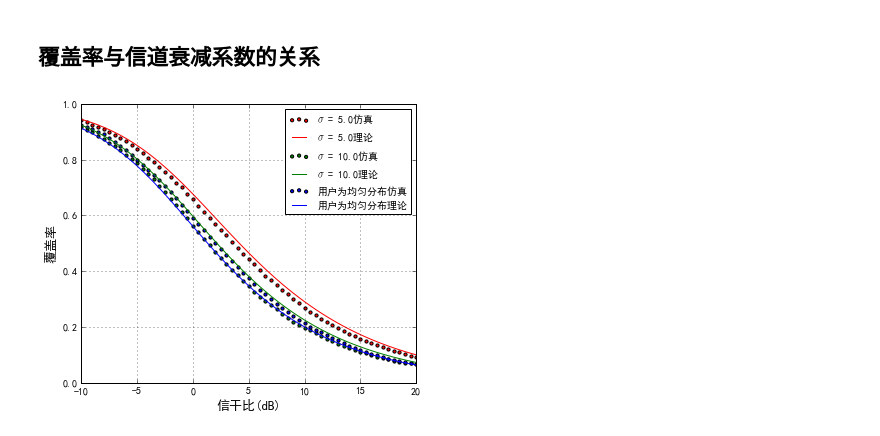
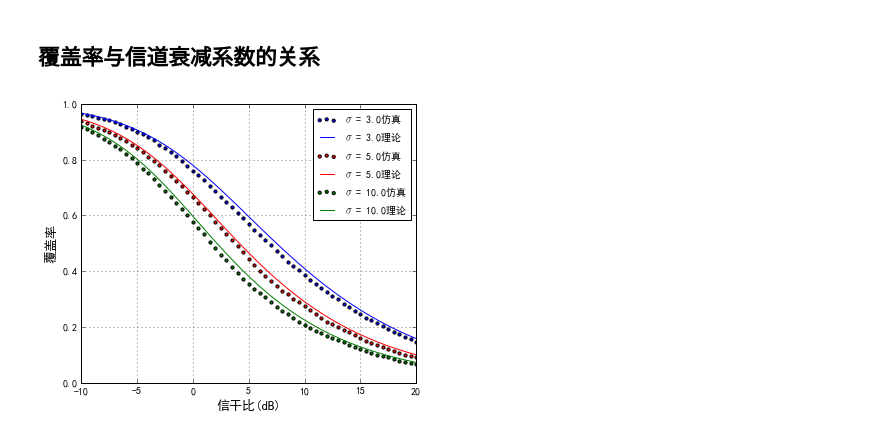
Before and after one commit to JimyMa/UniformBSGaussianUE, a Jupyter notebook: examples/pc_sim/pc_sim_sigma.ipynb, the cells around one changed output. Saved outputs shown, nothing was run; the diff lists cells and outputs as text; code cells hidden in the pictures.

```diff
--- a/examples/pc_sim/pc_sim_sigma.ipynb
+++ b/examples/pc_sim/pc_sim_sigma.ipynb
@@ -18,7 +18,9 @@ service_region = ServiceRegion(0, 100,
                                0, 100,
                                100, 10000,
                                ue_distribution="gaussian",
-                               ue_sigma=5.0)
+                               ue_sigma=5.0,
+                               if_fix_bs=False)
+
 channel = BaseChannel(4.0)
 
 # 设定仿真的信干比区间
@@ -88,42 +96,42 @@ f5_sim = plt.scatter(x_axis, 1 - cdf_nbs_5, c=color[0], s = 10)
 f10_theory, = plt.plot(x_axis, pc_nbs_10, color[1])
 f10_sim = plt.scatter(x_axis, 1 - cdf_nbs_10, c=color[1], s = 10)
 
-finf_theory, = plt.plot(x_axis, pc_nbs_inf, color[2])
-finf_sim = plt.scatter(x_axis, 1 - cdf_nbs_inf, c=color[2], s = 10)
+f3_theory, = plt.plot(x_axis, pc_nbs_3, color[2])
+f3_sim = plt.scatter(x_axis, 1 - cdf_nbs_3, c=color[2], s = 10)
 
 plt.xlim(-10, 20)
 plt.ylim(0,1)
 plt.grid(True)
 
 
 # 加图例
 
 # 使能中文字体
 # -*- coding:utf-8 -*-
 plt.rcParams['font.sans-serif'] = ['SimHei']  # 用来正常显示中文标签
 plt.rcParams['axes.unicode_minus'] = False  # 用来正常显示负号
 
-plt.legend(handles=[f5_sim,
+plt.legend(handles=[f3_sim,
+                    f3_theory,
+                    f5_sim,
                     f5_theory,
                     f10_sim,
-                    f10_theory,
-                    finf_sim,
-                    finf_theory],
-           labels=["$\sigma$ = 5.0仿真",
+                    f10_theory],
+           labels=["$\sigma$ = 3.0仿真",
+                   "$\sigma$ = 3.0理论",
+                   "$\sigma$ = 5.0仿真",
                    "$\sigma$ = 5.0理论",
                    "$\sigma$ = 10.0仿真",
-                   "$\sigma$ = 10.0理论",
-                   "用户为均匀分布仿真",
-                   "用户为均匀分布理论"],
+                   "$\sigma$ = 10.0理论"],
            loc='best',
            prop={'size': 10})
 
 # 加坐标轴标签
 plt.xlabel("信干比(dB)",fontproperties = 'SimHei', size=13)
 plt.ylabel("覆盖率",fontproperties = 'SimHei', size=13)
 # 存储成为pdf
 fig.savefig('pc_sigma.pdf')
 
 plt.show()
 # %% [output]
-[figure, old version]
+[figure, new version]
```
Also changed, not shown: parts of 1 cell of this notebook, 15 other files.
